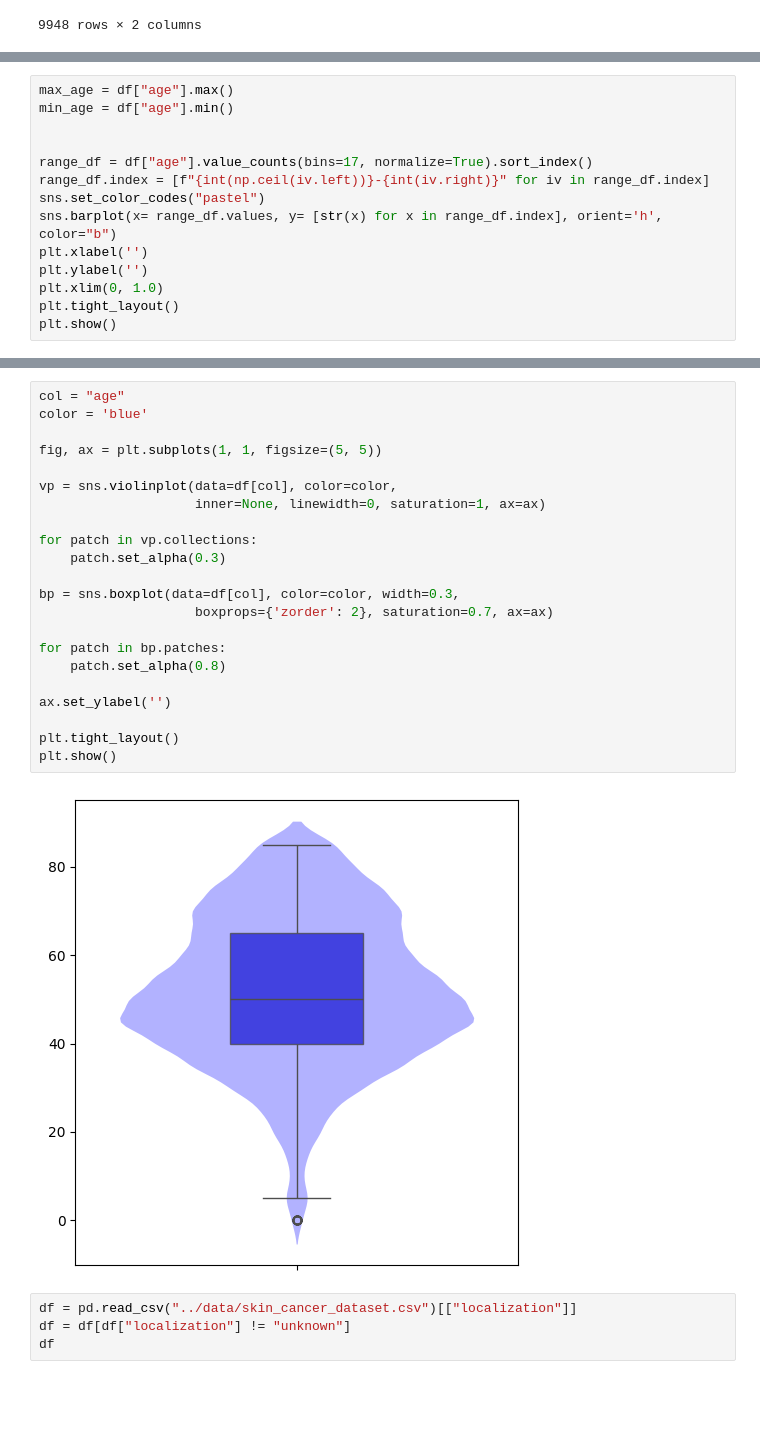
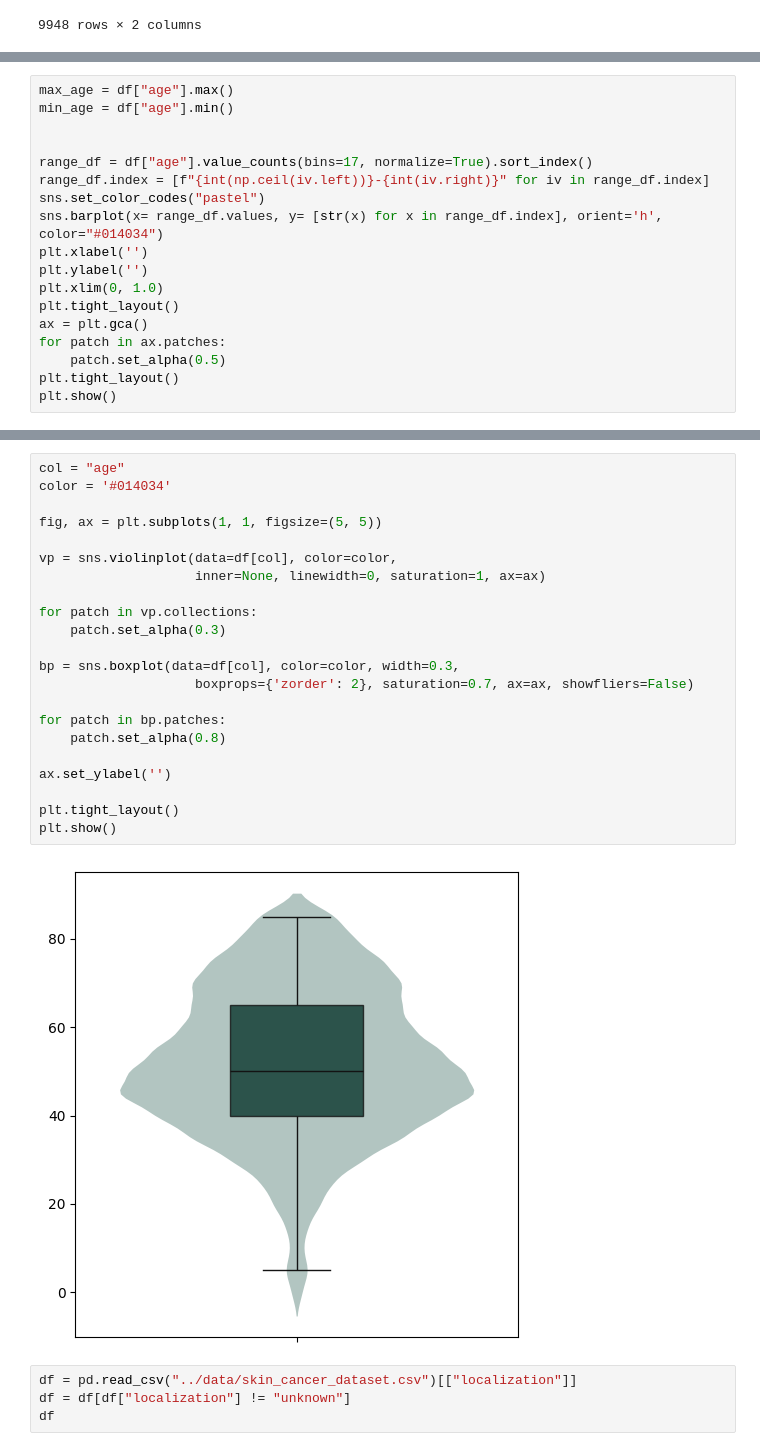
Before and after one commit to andreeriga/Scientific-Visualization-Magistrale, a Jupyter notebook: notebooks/skin.ipynb, the cells around one changed output, grey strips where cells are left out. Saved outputs shown, nothing was run; the diff lists cells and outputs as text; blank space fills up the shorter version.

```diff
--- a/notebooks/skin.ipynb
+++ b/notebooks/skin.ipynb
@@ -73,10 +72,14 @@ min_age = df["age"].min()
 range_df = df["age"].value_counts(bins=17, normalize=True).sort_index()
 range_df.index = [f"{int(np.ceil(iv.left))}-{int(iv.right)}" for iv in range_df.index]
 sns.set_color_codes("pastel")
-sns.barplot(x= range_df.values, y= [str(x) for x in range_df.index], orient='h', color="b")
+sns.barplot(x= range_df.values, y= [str(x) for x in range_df.index], orient='h', color="#014034")
 plt.xlabel('')
 plt.ylabel('')
 plt.xlim(0, 1.0)
 plt.tight_layout()
+ax = plt.gca()
+for patch in ax.patches:
+    patch.set_alpha(0.5)
+plt.tight_layout()
 plt.show()
 # %% [output]
@@ -84,27 +87,27 @@ plt.show()
 # %%
 col = "age"
-color = 'blue'
+color = '#014034'
 
 fig, ax = plt.subplots(1, 1, figsize=(5, 5))
 
 vp = sns.violinplot(data=df[col], color=color,
                     inner=None, linewidth=0, saturation=1, ax=ax)
 
 for patch in vp.collections:
     patch.set_alpha(0.3)
 
 bp = sns.boxplot(data=df[col], color=color, width=0.3,
-                    boxprops={'zorder': 2}, saturation=0.7, ax=ax)
+                    boxprops={'zorder': 2}, saturation=0.7, ax=ax, showfliers=False)
 
 for patch in bp.patches:
     patch.set_alpha(0.8)
 
 ax.set_ylabel('')
 
 plt.tight_layout()
 plt.show()
 # %% [output]
-[figure, old version]
+[figure, new version]
 # %%
 df = pd.read_csv("../data/skin_cancer_dataset.csv")[["localization"]]
 df = df[df["localization"] != "unknown"]
```
Also changed, not shown: parts of 2 cells of this notebook.
